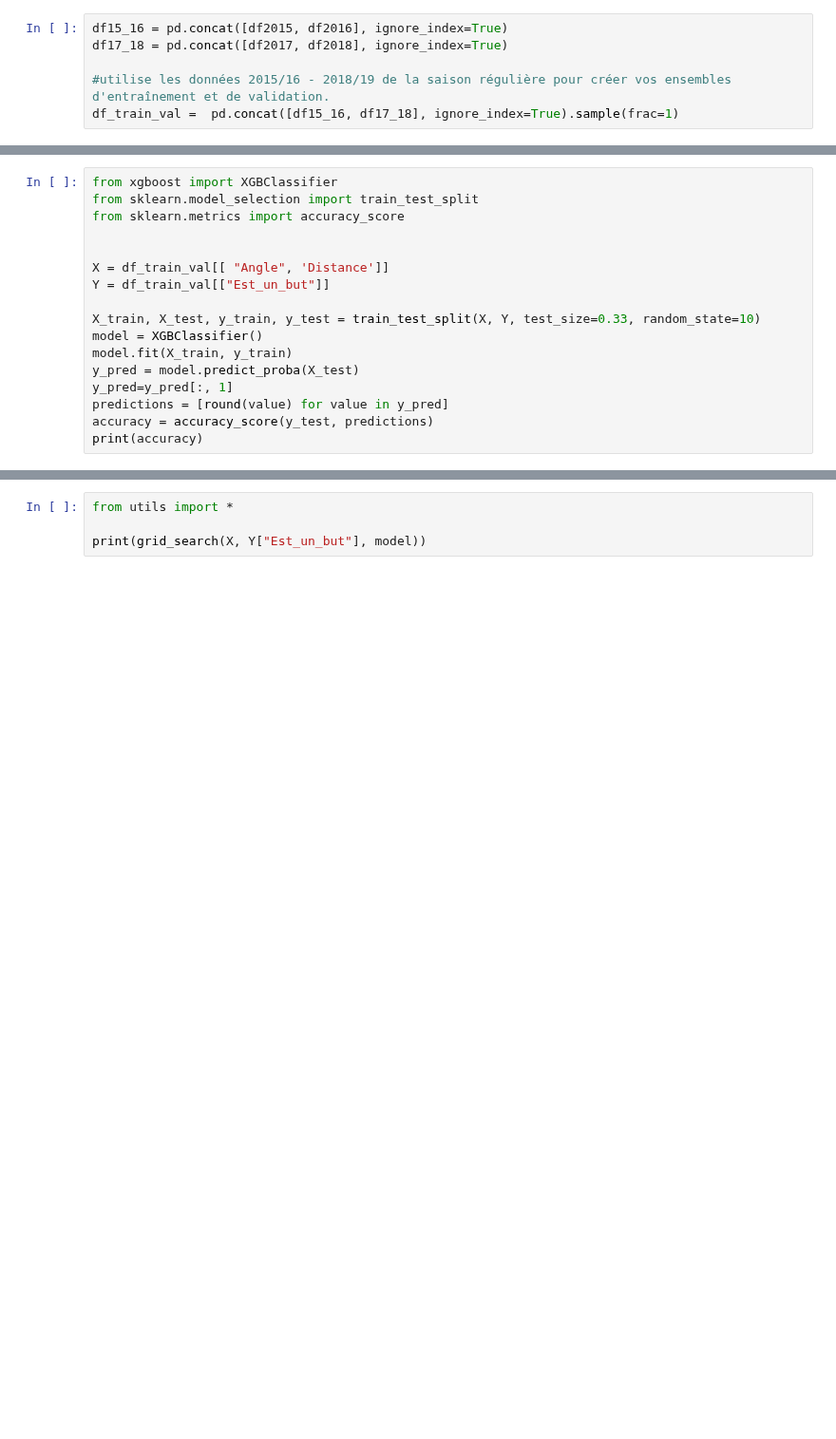
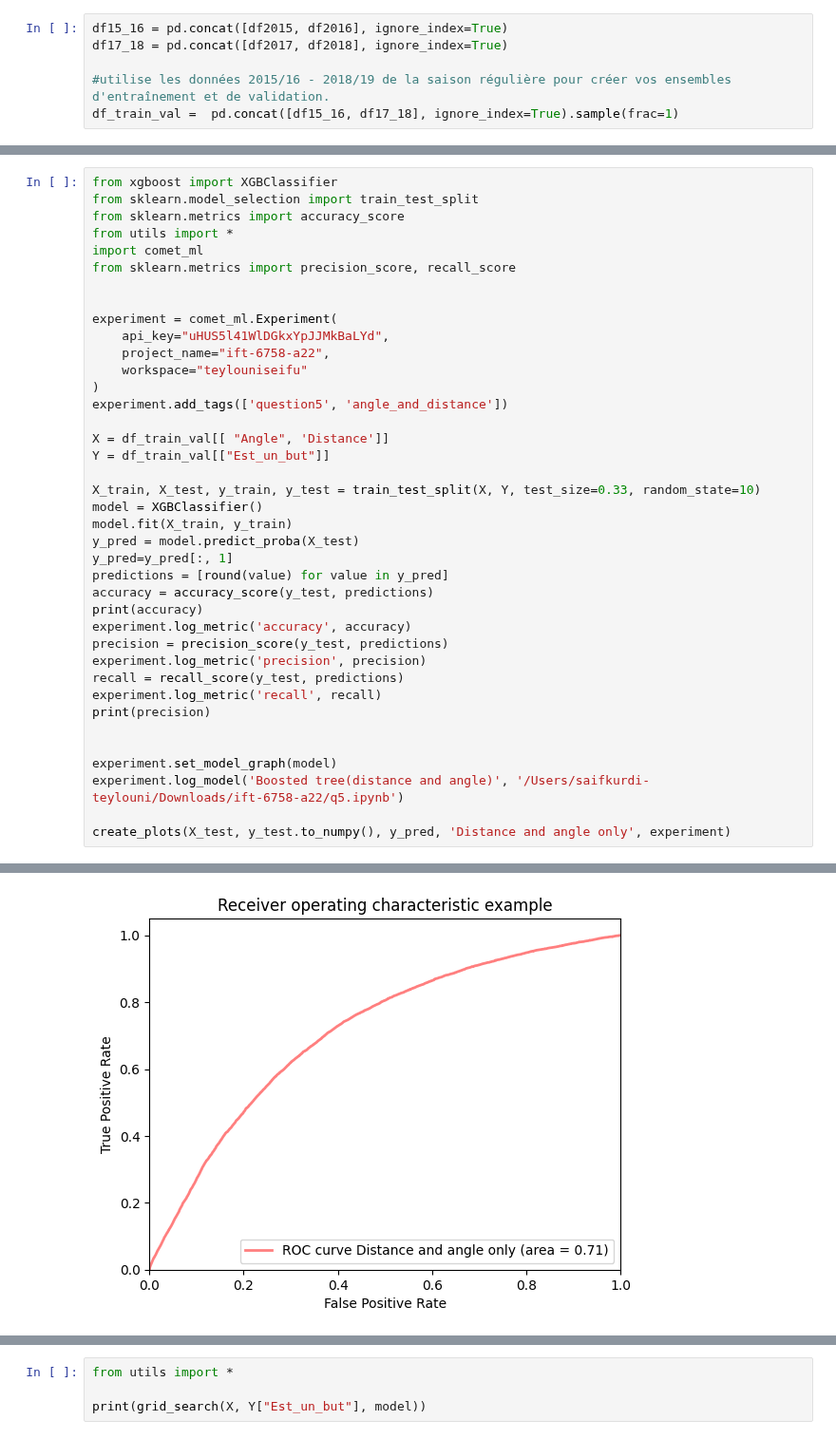
Before and after one commit to teylouniseif/ift-6758-a22, a Jupyter notebook: q5.ipynb, the cells around one changed output, grey strips where cells are left out. Shown at 95% size. Saved outputs shown, nothing was run; the diff lists cells and outputs as text; blank space fills up the shorter version.

```diff
--- a/q5.ipynb
+++ b/q5.ipynb
@@ -50,7 +42,17 @@ df_train_val.head()
 from xgboost import XGBClassifier
 from sklearn.model_selection import train_test_split
 from sklearn.metrics import accuracy_score
+from utils import *
+import comet_ml
+from sklearn.metrics import precision_score, recall_score
 
+
+experiment = comet_ml.Experiment(
+    api_key="uHUS5l41WlDGkxYpJJMkBaLYd",
+    project_name="ift-6758-a22",
+    workspace="teylouniseifu"
+)
+experiment.add_tags(['question5', 'angle_and_distance'])
 
 X = df_train_val[[ "Angle", 'Distance']]
 Y = df_train_val[["Est_un_but"]]
@@ -63,4 +65,16 @@ y_pred=y_pred[:, 1]
 predictions = [round(value) for value in y_pred]
 accuracy = accuracy_score(y_test, predictions)
 print(accuracy)
+experiment.log_metric('accuracy', accuracy)
+precision = precision_score(y_test, predictions)
+experiment.log_metric('precision', precision)
+recall = recall_score(y_test, predictions)
+experiment.log_metric('recall', recall)
+print(precision)
+
+
+experiment.set_model_graph(model)
+experiment.log_model('Boosted tree(distance and angle)', '/Users/saifkurdi-teylouni/Downloads/ift-6758-a22/q5.ipynb')
+
+create_plots(X_test, y_test.to_numpy(), y_pred, 'Distance and angle only', experiment)
 # %% [output]
@@ -67,0 +100 @@ print(accuracy)
+[figure, added]
```
Also changed, not shown: parts of 8 cells of this notebook, 2 other files.
